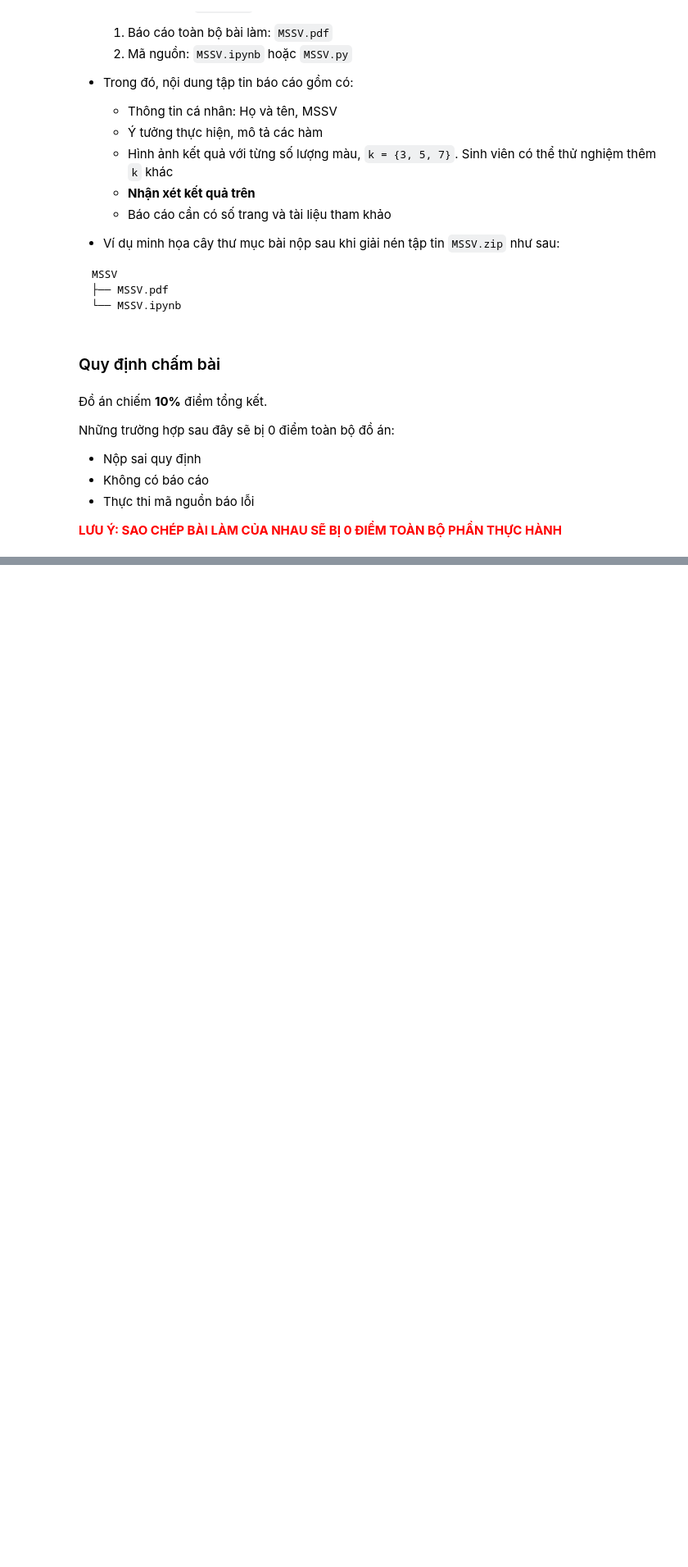
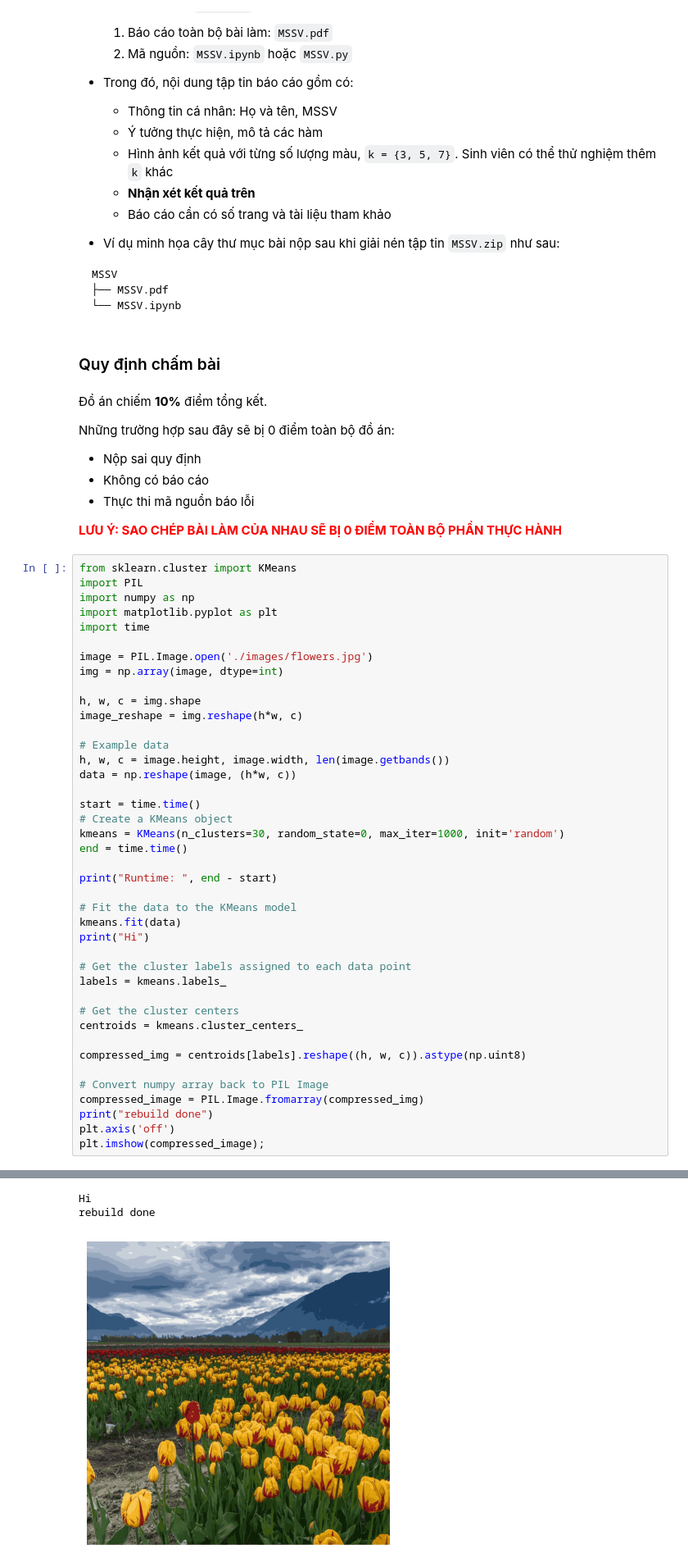
Before and after one commit to DuckDoesStuff/AppMath-image-compression, a Jupyter notebook: lab02_project01.ipynb, the cells around one changed output, grey strips where cells are left out. Shown at 82% size. Drawn from its saved outputs; the diff is of its cells as text; blank space fills up the shorter version.

```diff
--- a/lab02_project01.ipynb
+++ b/lab02_project01.ipynb
@@ -583,3 +583,45 @@ Những trường hợp sau đây sẽ bị 0 điểm toàn bộ đồ án:
 * Thực thi mã nguồn báo lỗi
 
 <font style="color:red">**LƯU Ý: SAO CHÉP BÀI LÀM CỦA NHAU SẼ BỊ 0 ĐIỂM TOÀN BỘ PHẦN THỰC HÀNH**</font>
+# %%
+from sklearn.cluster import KMeans
+import PIL
+import numpy as np
+import matplotlib.pyplot as plt
+import time
+
+image = PIL.Image.open('./images/flowers.jpg')
+img = np.array(image, dtype=int)
+
+h, w, c = img.shape
+image_reshape = img.reshape(h*w, c)
+
+# Example data
+h, w, c = image.height, image.width, len(image.getbands())
+data = np.reshape(image, (h*w, c))
+
+start = time.time()
+# Create a KMeans object
+kmeans = KMeans(n_clusters=30, random_state=0, max_iter=1000, init='random')
+end = time.time()
+
+print("Runtime: ", end - start)
+
+# Fit the data to the KMeans model
+kmeans.fit(data)
+print("Hi")
+
+# Get the cluster labels assigned to each data point
+labels = kmeans.labels_
+
+# Get the cluster centers
+centroids = kmeans.cluster_centers_
+
+compressed_img = centroids[labels].reshape((h, w, c)).astype(np.uint8)
+
+# Convert numpy array back to PIL Image
+compressed_image = PIL.Image.fromarray(compressed_img)
+print("rebuild done")
+plt.axis('off')
+plt.imshow(compressed_image);
+# %% [output]
@@ -585,0 +629,3 @@ Những trường hợp sau đây sẽ bị 0 điểm toàn bộ đồ án:
+Hi
+rebuild done
+[figure, added]
```
Also changed, not shown: parts of 1 cell of this notebook, 1 other file.
